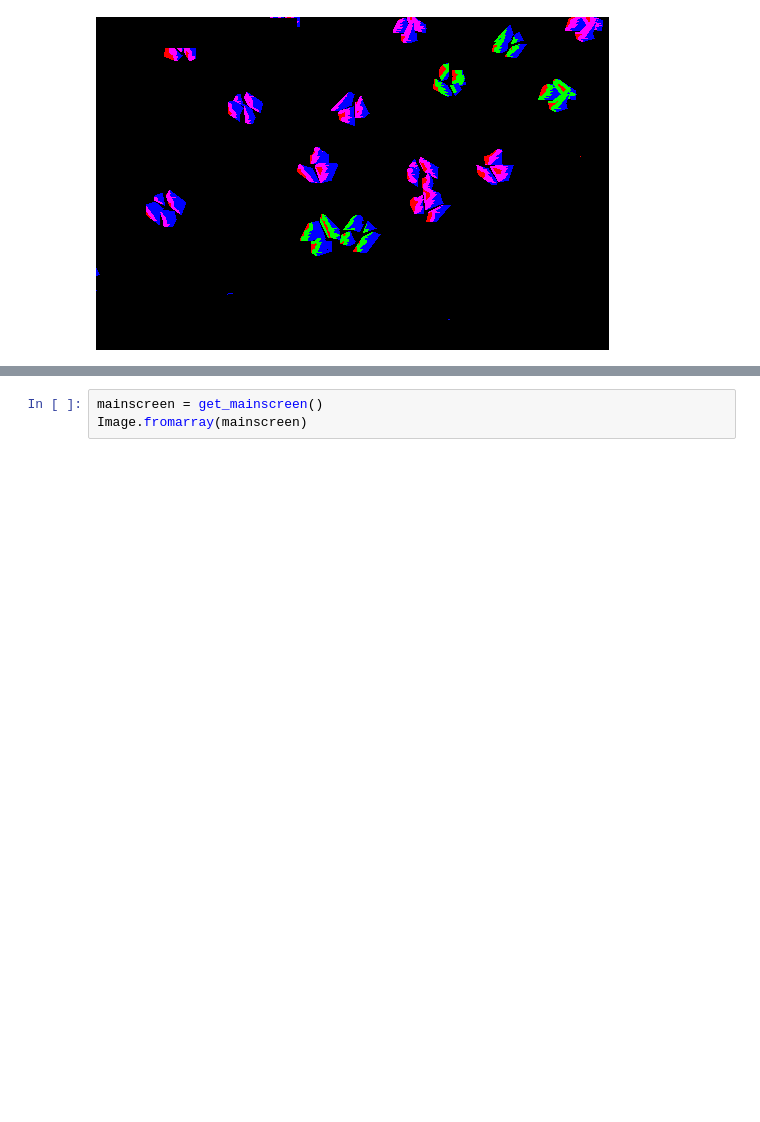
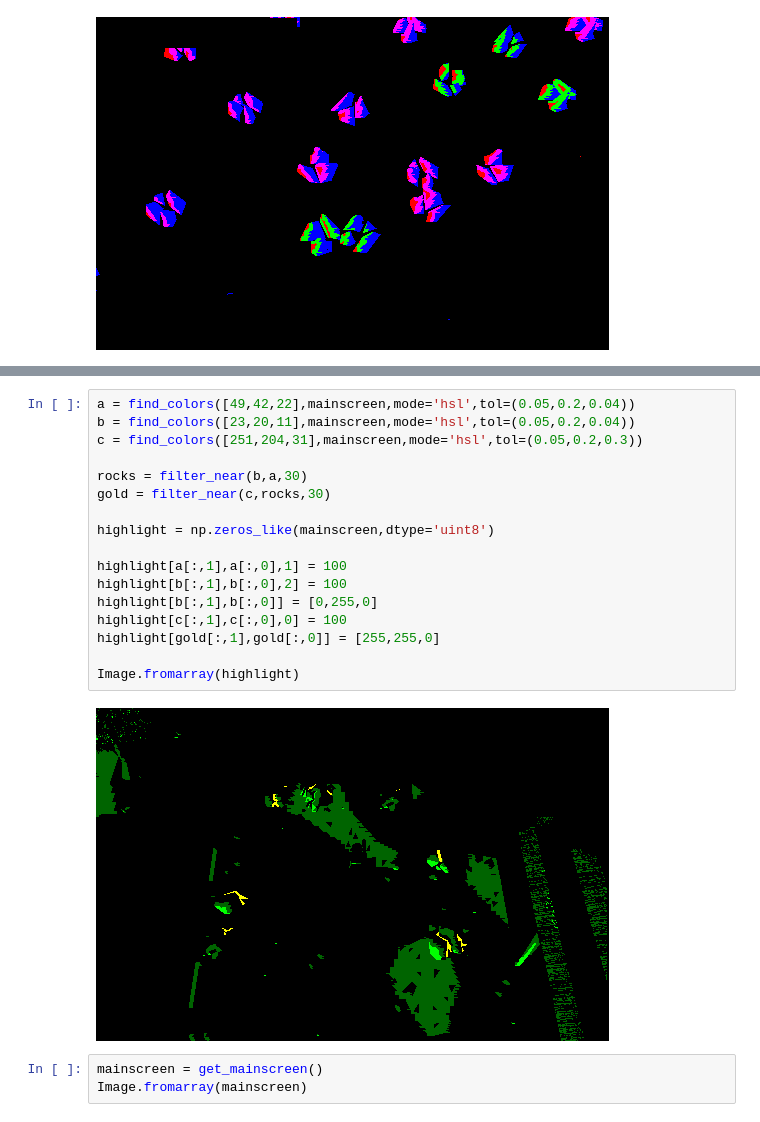
Before and after one commit to BenLand100/srbot, a Jupyter notebook: Prototyping.ipynb, the cells around one changed output, grey strips where cells are left out. Drawn from its saved outputs; the diff is of its cells as text; blank space fills up the shorter version.

```diff
--- a/Prototyping.ipynb
+++ b/Prototyping.ipynb
@@ -277,3 +303,22 @@ Image.fromarray(highlight)
+# %%
+a = find_colors([49,42,22],mainscreen,mode='hsl',tol=(0.05,0.2,0.04))
+b = find_colors([23,20,11],mainscreen,mode='hsl',tol=(0.05,0.2,0.04))
+c = find_colors([251,204,31],mainscreen,mode='hsl',tol=(0.05,0.2,0.3))
+
+rocks = filter_near(b,a,30)
+gold = filter_near(c,rocks,30)
+
+highlight = np.zeros_like(mainscreen,dtype='uint8')
+
+highlight[a[:,1],a[:,0],1] = 100
+highlight[b[:,1],b[:,0],2] = 100
+highlight[b[:,1],b[:,0]] = [0,255,0]
+highlight[c[:,1],c[:,0],0] = 100
+highlight[gold[:,1],gold[:,0]] = [255,255,0]
+
+Image.fromarray(highlight)
+# %% [output]
+[figure, added]
 # %%
 mainscreen = get_mainscreen()
 Image.fromarray(mainscreen)
```
Also changed, not shown: parts of 2 cells of this notebook, 3 other files.
